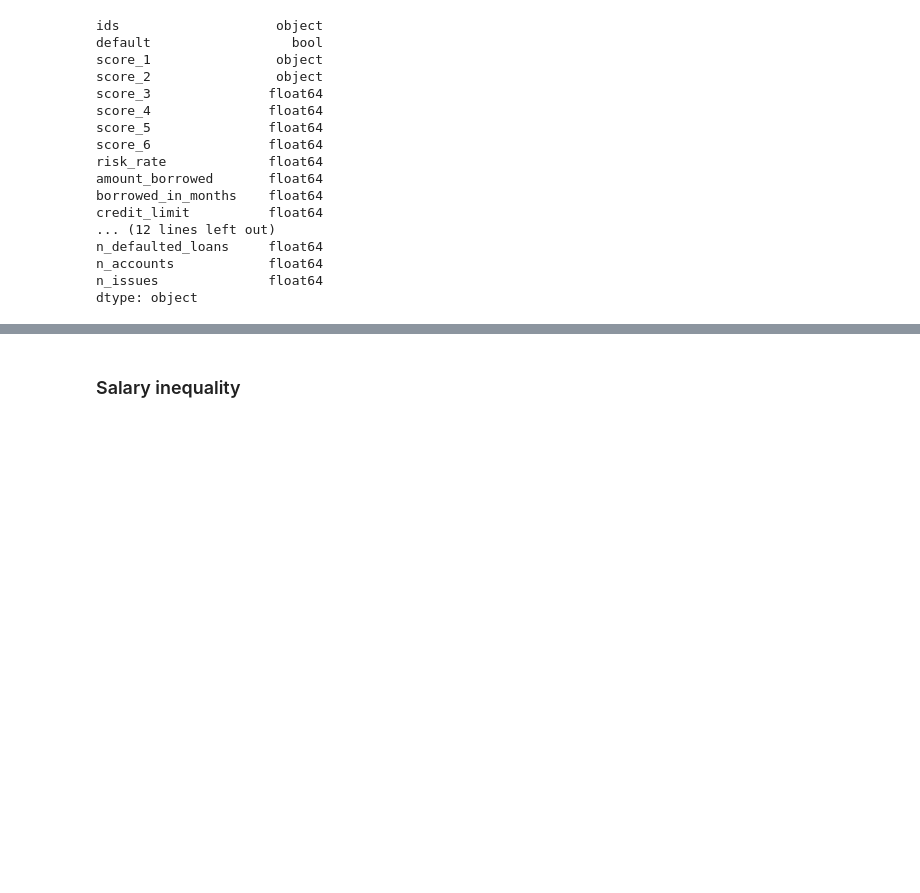
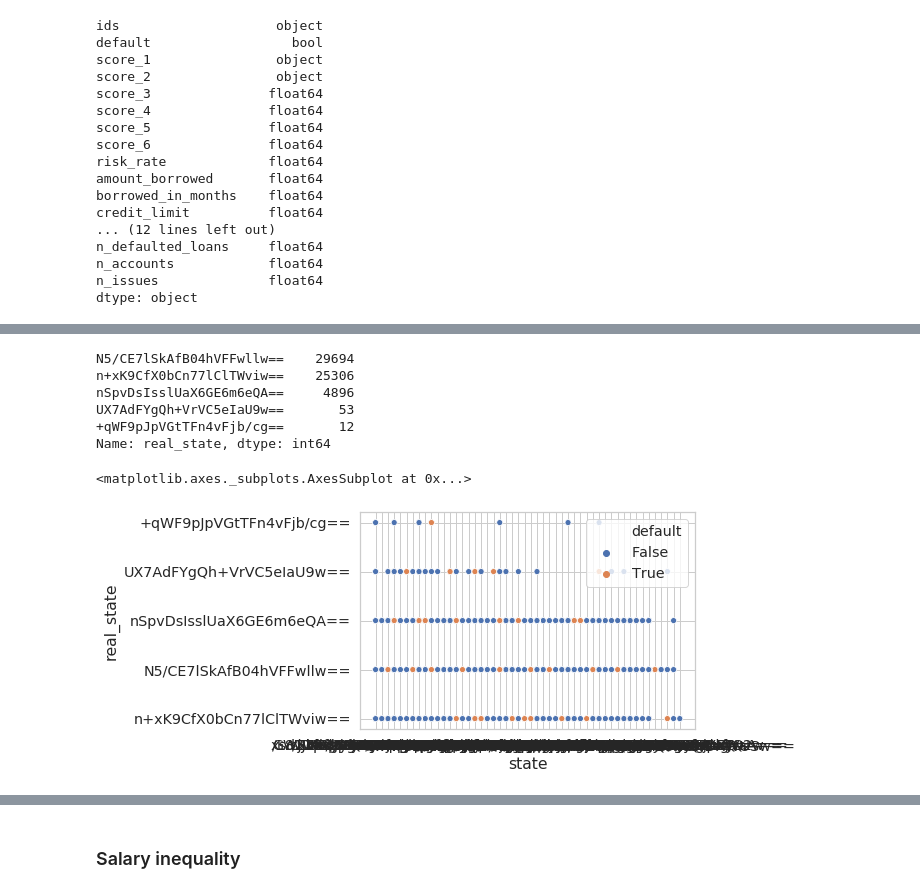
Before and after one commit to Lucas-Cerqueira/nubank-puzzle, a Jupyter notebook: default_prediction.ipynb, the cells around one changed output, grey strips where cells are left out. Drawn from its saved outputs; the diff is of its cells as text; code cells hidden in the pictures; blank space fills up the shorter version.

```diff
--- a/default_prediction.ipynb
+++ b/default_prediction.ipynb
@@ -44,0 +102,14 @@ dtype: object
+# %%
+df_train['real_state'].value_counts()
+# %% [output]
+N5/CE7lSkAfB04hVFFwllw==    29694
+n+xK9CfX0bCn77lClTWviw==    25306
+nSpvDsIsslUaX6GE6m6eQA==     4896
+UX7AdFYgQh+VrVC5eIaU9w==       53
++qWF9pJpVGtTFn4vFjb/cg==       12
+Name: real_state, dtype: int64
+# %%
+sns.scatterplot(x='state', y='real_state', data=df_train, hue='default')
+# %% [output]
+<matplotlib.axes._subplots.AxesSubplot at 0x...>
+[figure, added]
```
Also changed, not shown: parts of 63 cells of this notebook.
